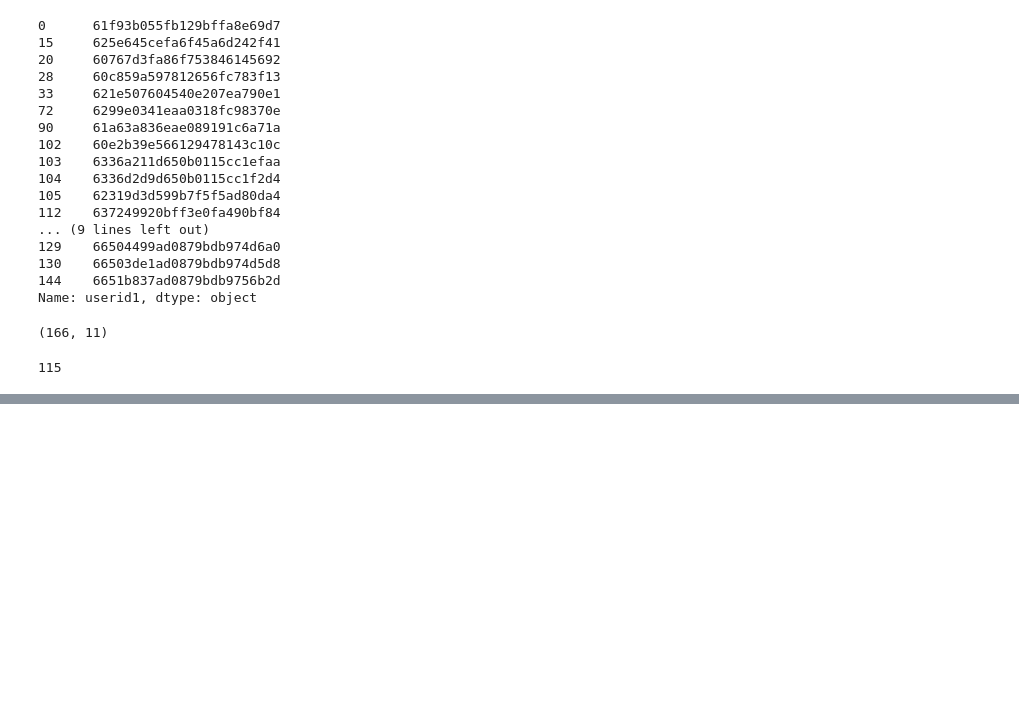
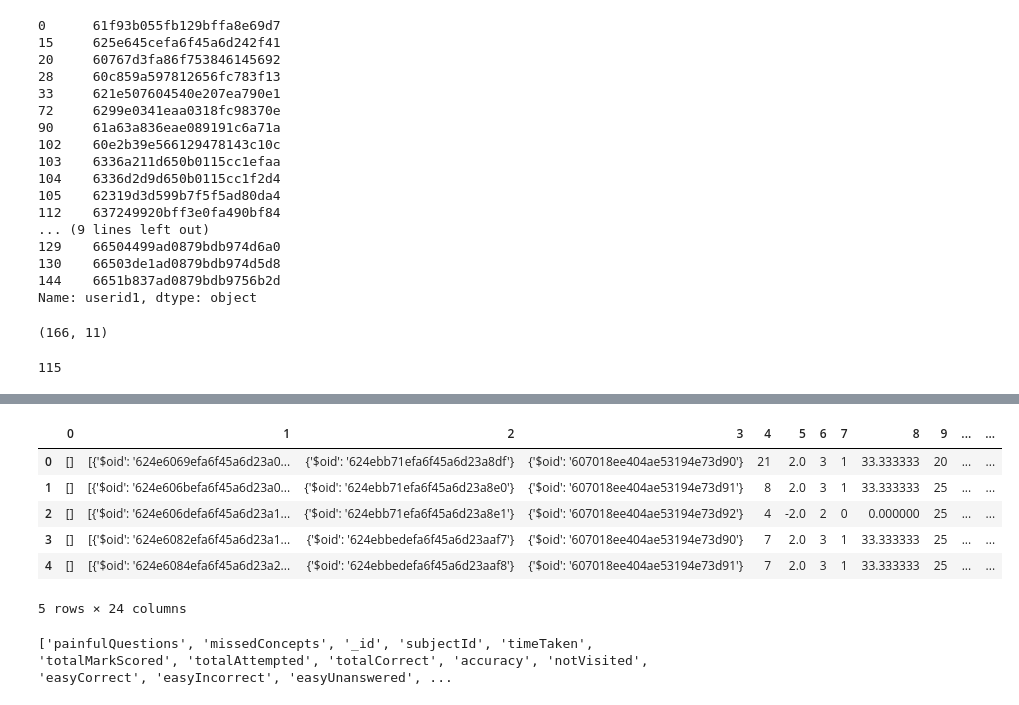
Before and after one commit to GV-mathongo-intern/testproj1, a Jupyter notebook: Untitled-2.ipynb, the cells around one changed output, grey strips where cells are left out. Cells and saved outputs as stored; diff of their text form; code cells hidden in the pictures; blank space fills up the shorter version.

```diff
--- a/Untitled-2.ipynb
+++ b/Untitled-2.ipynb
@@ -106,0 +253,2 @@ df1[df1['testid1']=='6242de22af9dd6d0f5e0aee7']
+# %%
+df6.rename(columns={0:'testids'},inplace=True)
@@ -106,0 +260,7 @@ df1[df1['testid1']=='6242de22af9dd6d0f5e0aee7']
+# %%
+df6.reset_index(inplace=True,drop=True)
+# %%
+a=[]
+for tup in df6.itertuples():
+    for d in tup.testids:
+        a.append(d.get('$oid'))
@@ -106,0 +343,16 @@ df1[df1['testid1']=='6242de22af9dd6d0f5e0aee7']
+# %%
+df7=pd.DataFrame([tuple(list(d.values()))+(tup._9,) for tup in df1.itertuples() for d in tup.subjects])
+# %%
+df7.head()
+# %% [output]
+|  | 0 | 1 | 2 | 3 | 4 | 5 | 6 | 7 | 8 | 9 | ... | ... |
+| 0 | [] | [{'$oid': '624e6069efa6f45a6d23a0... | {'$oid': '624ebb71efa6f45a6d23a8df'} | {'$oid': '607018ee404ae53194e73d90'} | 21 | 2.0 | 3 | 1 | 33.333333 | 20 | ... | ... |
+| 1 | [] | [{'$oid': '624e606befa6f45a6d23a0... | {'$oid': '624ebb71efa6f45a6d23a8e0'} | {'$oid': '607018ee404ae53194e73d91'} | 8 | 2.0 | 3 | 1 | 33.333333 | 25 | ... | ... |
+| 2 | [] | [{'$oid': '624e606defa6f45a6d23a1... | {'$oid': '624ebb71efa6f45a6d23a8e1'} | {'$oid': '607018ee404ae53194e73d92'} | 4 | -2.0 | 2 | 0 | 0.000000 | 25 | ... | ... |
+| 3 | [] | [{'$oid': '624e6082efa6f45a6d23a1... | {'$oid': '624ebbedefa6f45a6d23aaf7'} | {'$oid': '607018ee404ae53194e73d90'} | 7 | 2.0 | 3 | 1 | 33.333333 | 25 | ... | ... |
+| 4 | [] | [{'$oid': '624e6084efa6f45a6d23a2... | {'$oid': '624ebbedefa6f45a6d23aaf8'} | {'$oid': '607018ee404ae53194e73d91'} | 7 | 2.0 | 3 | 1 | 33.333333 | 25 | ... | ... |
+5 rows × 24 columns
+# %%
+print(list(df1['subjects'][0][0].keys()))
+# %% [output]
+['painfulQuestions', 'missedConcepts', '_id', 'subjectId', 'timeTaken', 'totalMarkScored', 'totalAttempted', 'totalCorrect', 'accuracy', 'notVisited', 'easyCorrect', 'easyIncorrect', 'easyUnanswered', ...
```
Also changed, not shown: parts of 26 cells of this notebook, 2 other files.
